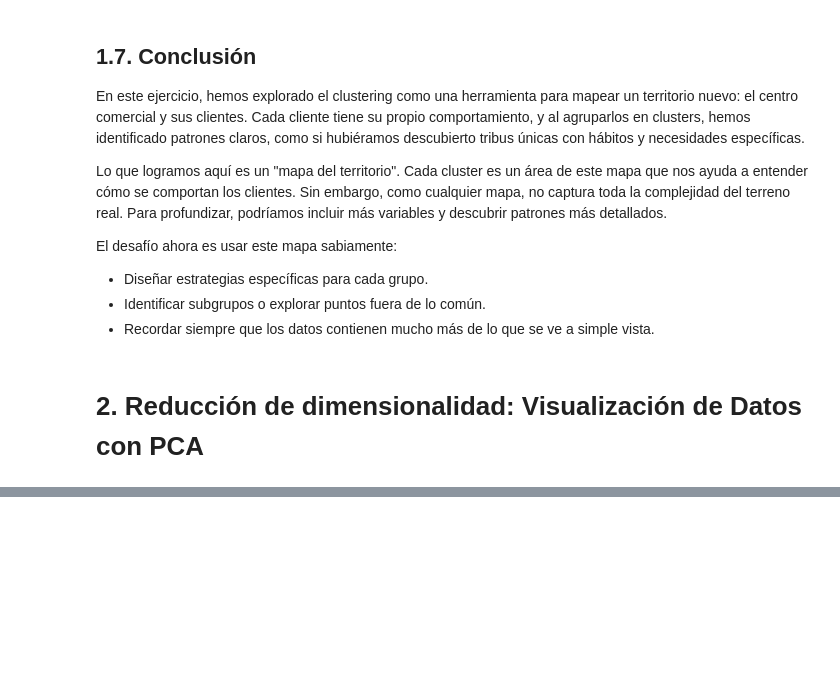
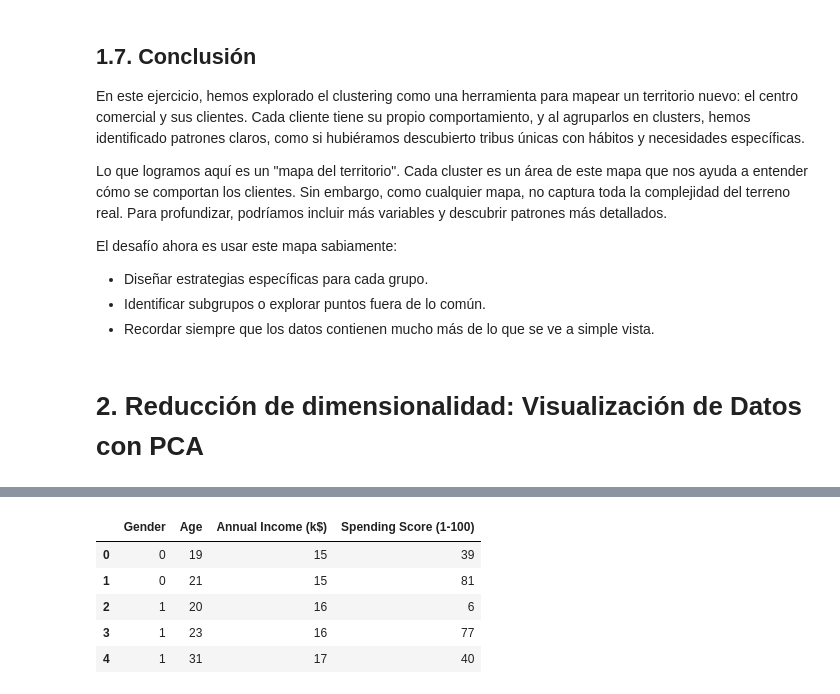
Before and after one commit to ManuelEspejo/Fundamentos-Machine-Learning, a Jupyter notebook: notebooks/02_Aprendizaje-No-Supervisado.ipynb, the cells around one changed output, grey strips where cells are left out. Saved outputs shown, nothing was run; the diff lists cells and outputs as text; code cells hidden in the pictures; blank space fills up the shorter version.

```diff
--- a/notebooks/02_Aprendizaje-No-Supervisado.ipynb
+++ b/notebooks/02_Aprendizaje-No-Supervisado.ipynb
@@ -581,0 +600,20 @@ Antes nuestro análisis era simplista, pero ahora podemos encontrar relaciones m
+# %%
+# Copiar el dataset original
+pca_data = data.copy()
+
+# Convertir la variable 'Gender' a numérica
+pca_data["Gender"] = pca_data["Gender"].map({"Male": 0, "Female": 1})
+
+# Seleccionar las columnas relevantes
+variables = ["Gender", "Age", "Annual Income (k$)", "Spending Score (1-100)"]
+pca_data = pca_data[variables]
+
+# Visualizar las primeras filas del dataset preparado
+pca_data.head()
+# %% [output]
+|  | Gender | Age | Annual Income (k$) | Spending Score (1-100) |
+| 0 | 0 | 19 | 15 | 39 |
+| 1 | 0 | 21 | 15 | 81 |
+| 2 | 1 | 20 | 16 | 6 |
+| 3 | 1 | 23 | 16 | 77 |
+| 4 | 1 | 31 | 17 | 40 |
```
Also changed, not shown: parts of 23 cells of this notebook.
